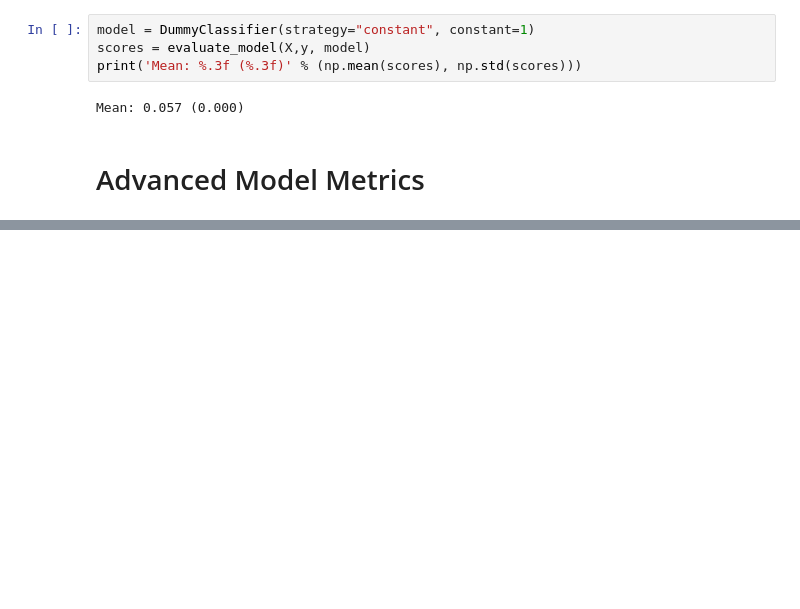
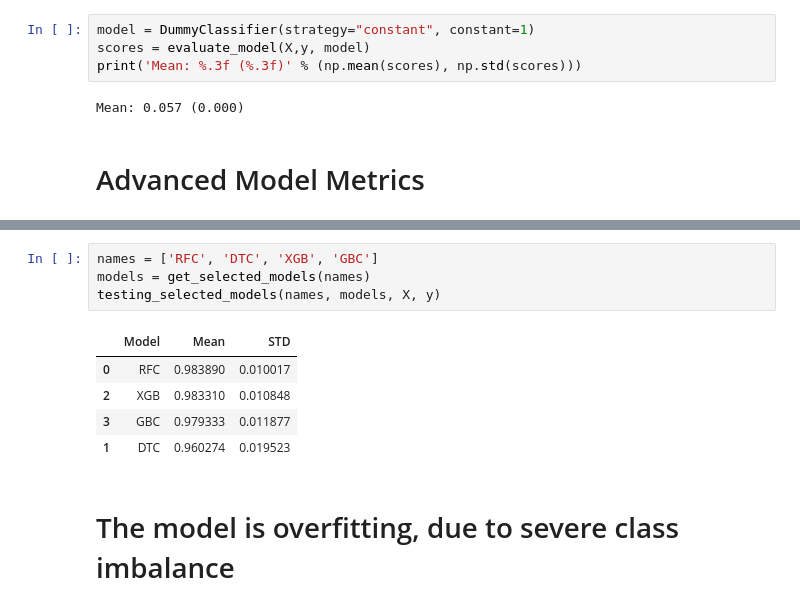
Before and after one commit to MaukanMir/Machine-Learning-Failure-Classification, a Jupyter notebook: training.ipynb, the cells around one changed output, grey strips where cells are left out. Cells and saved outputs as stored; diff of their text form; blank space fills up the shorter version.

```diff
--- a/training.ipynb
+++ b/training.ipynb
@@ -238,0 +250,12 @@ Mean: 0.057 (0.000)
+# %%
+names = ['RFC', 'DTC', 'XGB', 'GBC']
+models = get_selected_models(names)
+testing_selected_models(names, models, X, y)
+# %% [output]
+|  | Model | Mean | STD |
+| 0 | RFC | 0.983890 | 0.010017 |
+| 2 | XGB | 0.983310 | 0.010848 |
+| 3 | GBC | 0.979333 | 0.011877 |
+| 1 | DTC | 0.960274 | 0.019523 |
+# %% [markdown]
+# The model is overfitting, due to severe class imbalance
```
Also changed, not shown: parts of 1 cell of this notebook.
